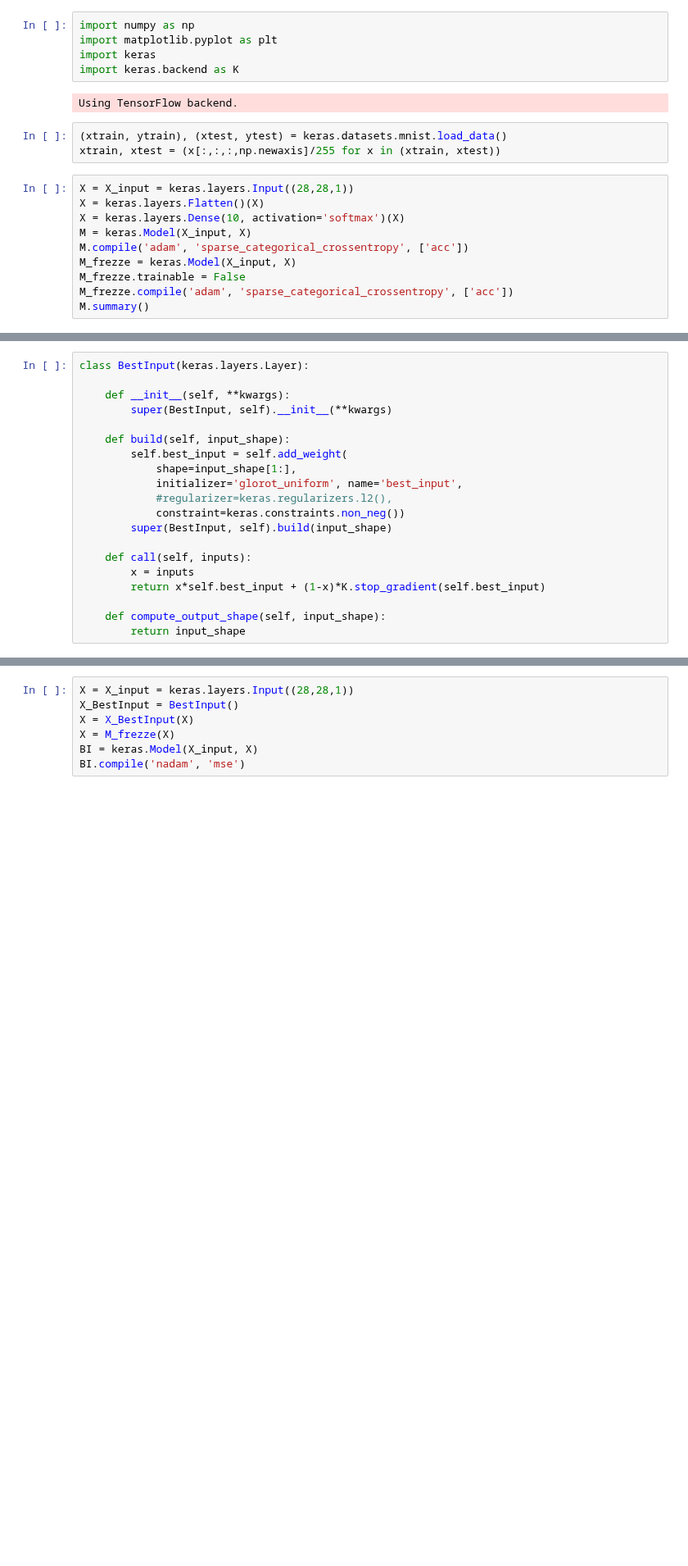
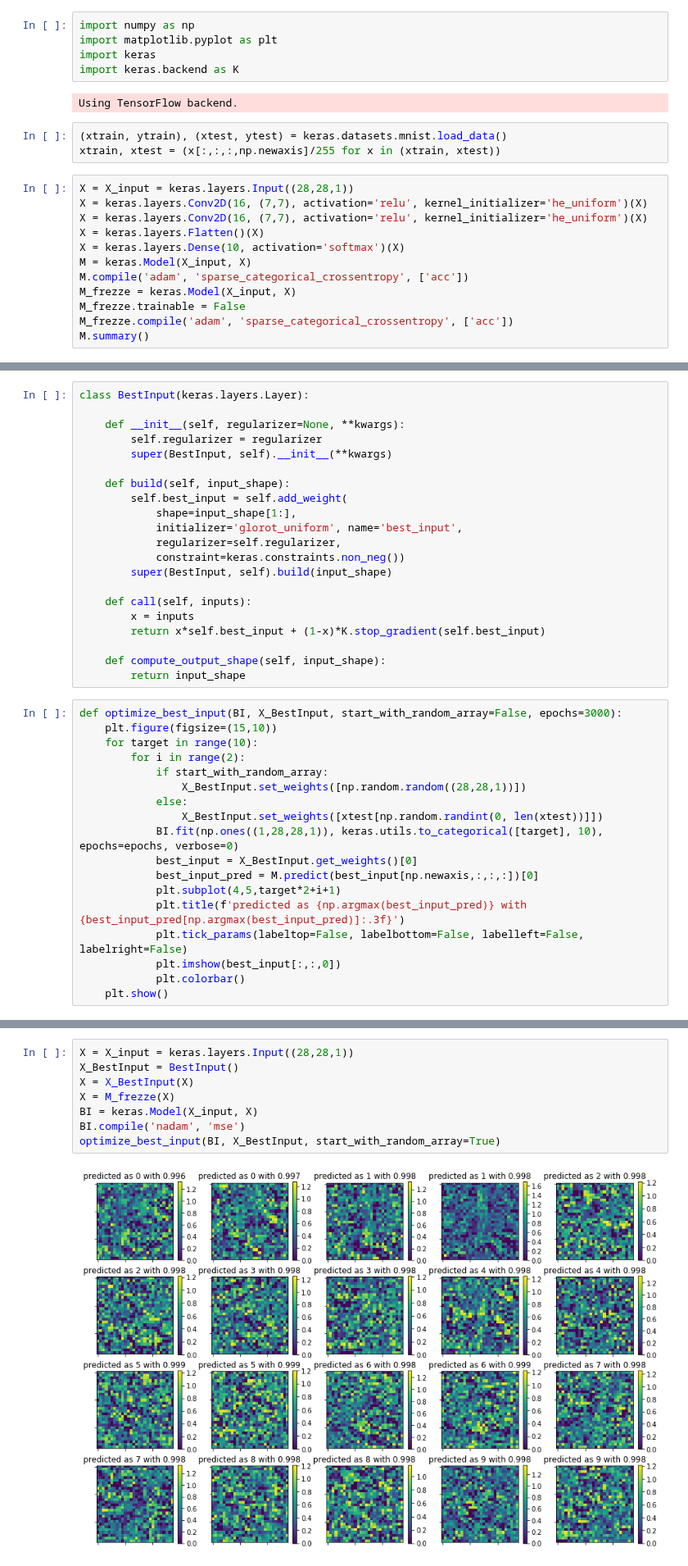
Before and after one commit to mammalwong/ml-study, a Jupyter notebook: hacking-input.ipynb, the cells around one changed output, grey strips where cells are left out. Shown at 82% size. Drawn from its saved outputs; the diff is of its cells as text; blank space fills up the shorter version.

```diff
--- a/hacking-input.ipynb
+++ b/hacking-input.ipynb
@@ -10,6 +10,8 @@ Using TensorFlow backend.
 xtrain, xtest = (x[:,:,:,np.newaxis]/255 for x in (xtrain, xtest))
 # %%
 X = X_input = keras.layers.Input((28,28,1))
+X = keras.layers.Conv2D(16, (7,7), activation='relu', kernel_initializer='he_uniform')(X)
+X = keras.layers.Conv2D(16, (7,7), activation='relu', kernel_initializer='he_uniform')(X)
 X = keras.layers.Flatten()(X)
 X = keras.layers.Dense(10, activation='softmax')(X)
 M = keras.Model(X_input, X)
@@ -52,14 +58,15 @@ Epoch 5/5
 # %%
 class BestInput(keras.layers.Layer):
 
-    def __init__(self, **kwargs):
+    def __init__(self, regularizer=None, **kwargs):
+        self.regularizer = regularizer
         super(BestInput, self).__init__(**kwargs)
 
     def build(self, input_shape):
         self.best_input = self.add_weight(
             shape=input_shape[1:],
             initializer='glorot_uniform', name='best_input',
-            #regularizer=keras.regularizers.l2(),
+            regularizer=self.regularizer,
             constraint=keras.constraints.non_neg())
         super(BestInput, self).build(input_shape)
 
@@ -69,3 +76,21 @@ class BestInput(keras.layers.Layer):
 
     def compute_output_shape(self, input_shape):
         return input_shape
+# %%
+def optimize_best_input(BI, X_BestInput, start_with_random_array=False, epochs=3000):
+    plt.figure(figsize=(15,10))
+    for target in range(10):
+        for i in range(2):
+            if start_with_random_array:
+                X_BestInput.set_weights([np.random.random((28,28,1))])
+            else:
+                X_BestInput.set_weights([xtest[np.random.randint(0, len(xtest))]])
+            BI.fit(np.ones((1,28,28,1)), keras.utils.to_categorical([target], 10), epochs=epochs, verbose=0)
+            best_input = X_BestInput.get_weights()[0]
+            best_input_pred = M.predict(best_input[np.newaxis,:,:,:])[0]
+            plt.subplot(4,5,target*2+i+1)
+            plt.title(f'predicted as {np.argmax(best_input_pred)} with {best_input_pred[np.argmax(best_input_pred)]:.3f}')
+            plt.tick_params(labeltop=False, labelbottom=False, labelleft=False, labelright=False)
+            plt.imshow(best_input[:,:,0])
+            plt.colorbar()
+    plt.show()
@@ -72,7 +100,10 @@ class BestInput(keras.layers.Layer):
 # %%
 X = X_input = keras.layers.Input((28,28,1))
 X_BestInput = BestInput()
 X = X_BestInput(X)
 X = M_frezze(X)
 BI = keras.Model(X_input, X)
 BI.compile('nadam', 'mse')
+optimize_best_input(BI, X_BestInput, start_with_random_array=True)
+# %% [output]
+[figure, added]
```
Also changed, not shown: parts of 15 cells of this notebook.
